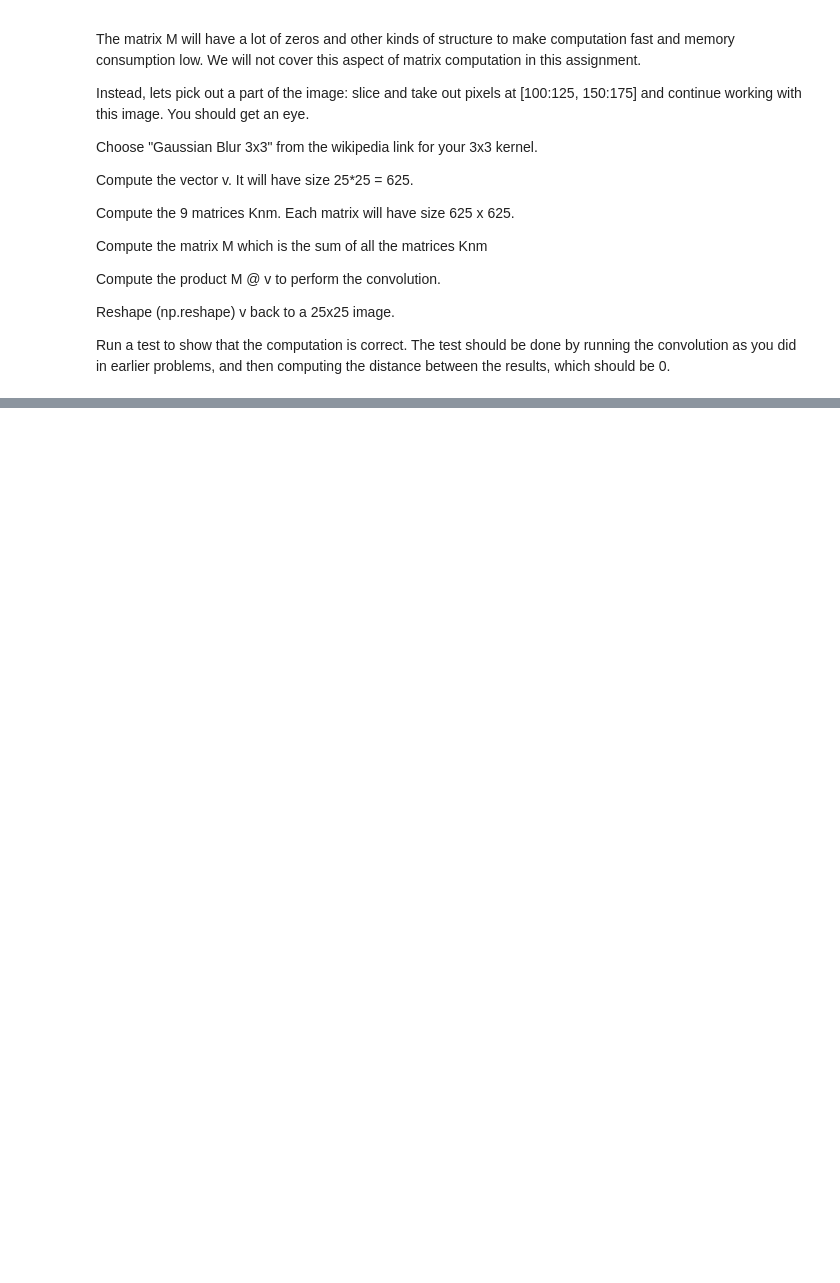
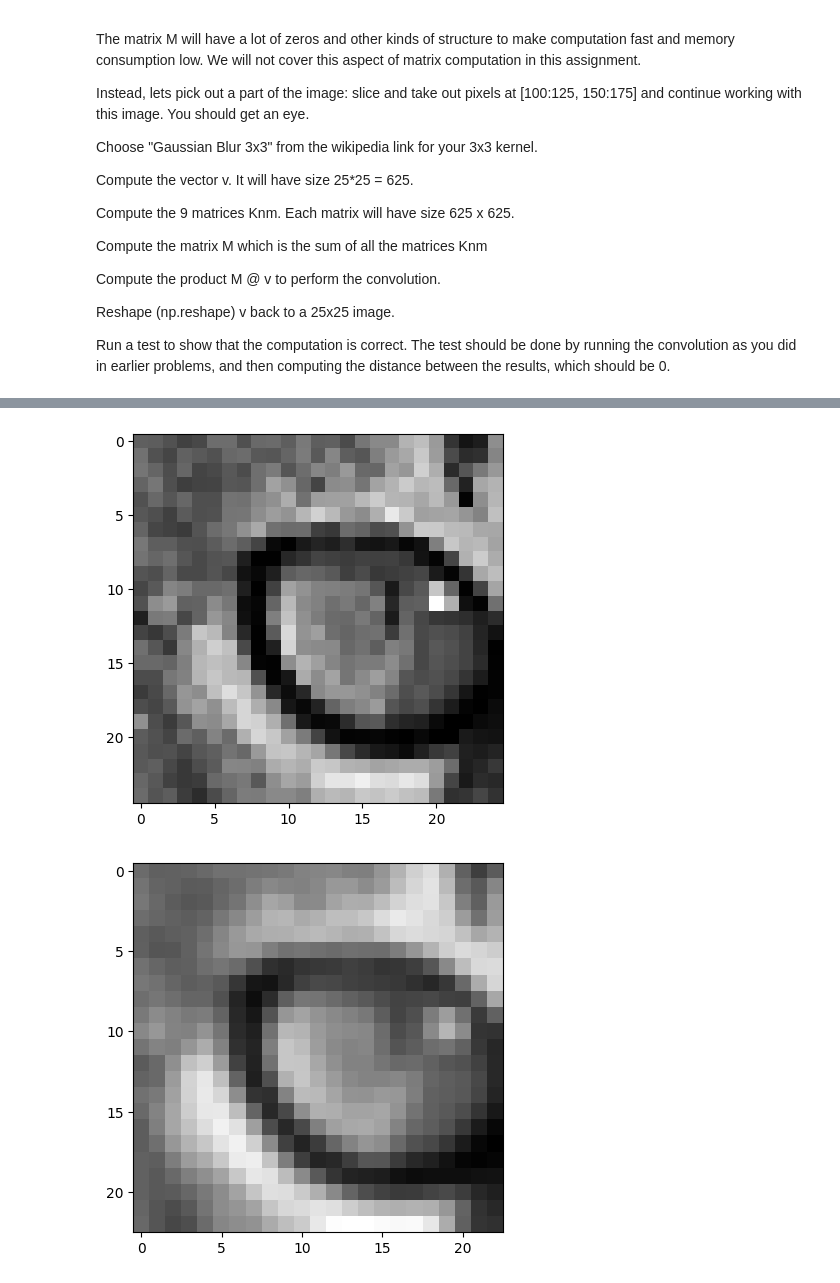
Before and after one commit to Gjermundhp02/BMA1020, a Jupyter notebook: Assignment 6/cat.ipynb, the cells around one changed output, grey strips where cells are left out. Drawn from its saved outputs; the diff is of its cells as text; code cells hidden in the pictures; blank space fills up the shorter version.

```diff
--- a/Assignment 6/cat.ipynb
+++ b/Assignment 6/cat.ipynb
@@ -321,3 +344,21 @@ Compute the product M @ v to perform the convolution.
 Reshape (np.reshape) v back to a 25x25 image.
 
 Run a test to show that the computation is correct. The test should be done by running the convolution as you did in earlier problems, and then computing the distance between the results, which should be 0.
+# %%
+K = np.arange(1, 10).reshape((3, 3))
+D = np.ones((4, 3))
+v = D.flatten()
+matrices = []
+
+for k in range(K.shape[0]):
+    for l in range(K.shape[1]):
+        matrix = np.zeros((len(v),len(v)))
+        for i in range(D.shape[0]-2):
+            for j in range(D.shape[1]-2):
+                matrix[D.shape[1]*(i+1)+j+1,D.shape[1]*(k+i)+l+j] += K[k,l]
+                print(matrix)
+        matrices.append(matrix)
+
+M = np.zeros((len(v), len(v)))
+for i in matrices: M += i
+print(M@v)
@@ -323,0 +383,25 @@ Run a test to show that the computation is correct. The test should be done by r
+# %%
+# Gaussian blur
+K = np.array([[1, 2, 1], [2, 4, 2], [1, 2, 1]])/16
+D = imageGray.copy()[100:125, 150:175]
+v = D.flatten()
+matrices = []
+
+for k in range(K.shape[0]):
+    for l in range(K.shape[1]):
+        matrix = np.zeros((len(v),len(v)))
+        for i in range(D.shape[0]-2):
+            for j in range(D.shape[1]-2):
+                matrix[D.shape[1]*(i+1)+j+1,D.shape[1]*(k+i)+l+j] += K[k,l]
+        matrices.append(matrix)
+
+M = np.zeros((len(v), len(v)))
+for i in matrices: M += i
+shape = int(np.sqrt(len(v)))
+plt.imshow(D, cmap='gray')
+plt.show()
+plt.imshow((M@v).reshape(shape, shape)[1:-1, 1:-1], cmap='gray')
+plt.show()
+# %% [output]
+[figure, added]
+[figure, added]
```
Also changed, not shown: parts of 6 cells of this notebook, 2 other files.
